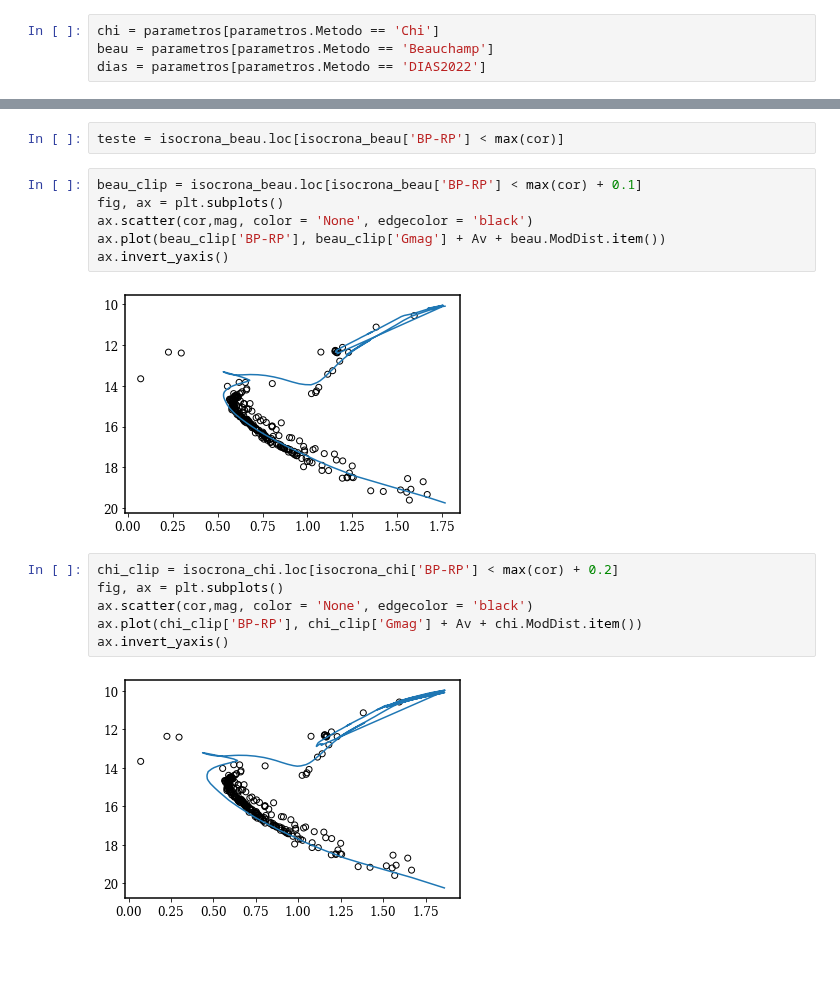
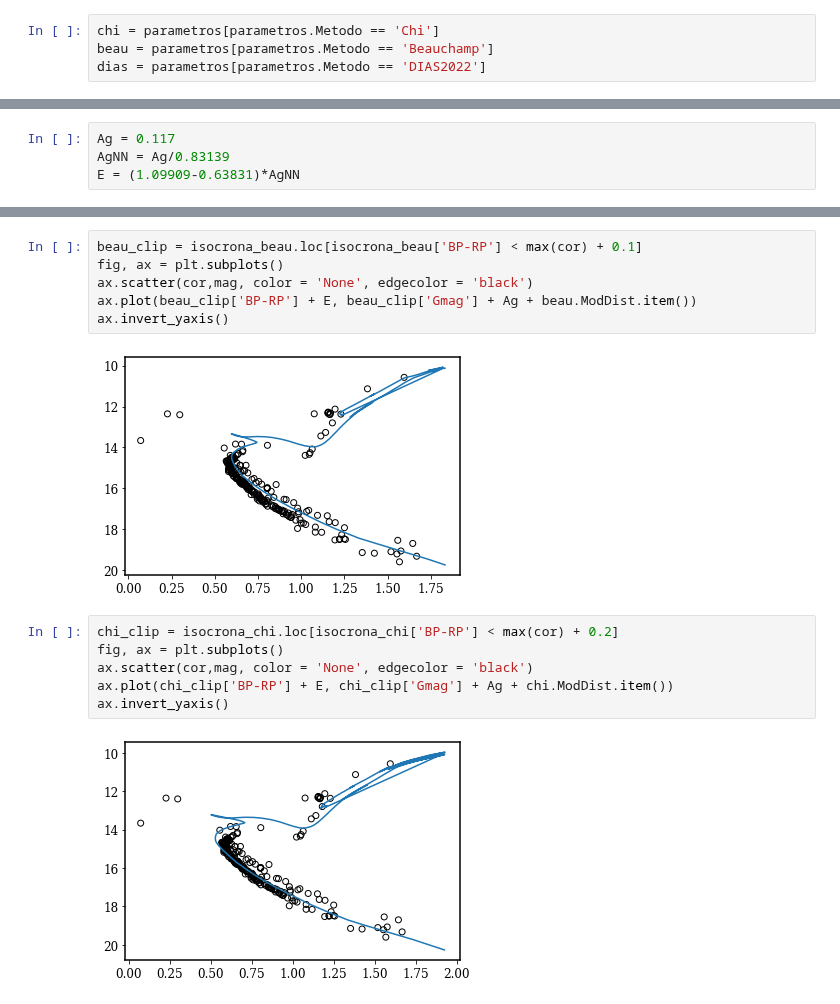
Before and after one commit to jppirest/mw_substructures, a Jupyter notebook: dados/GAIA/HDBSCAN/Clusters/NGC_2420/imagens.ipynb, the cells around one changed output, grey strips where cells are left out. Drawn from its saved outputs; the diff is of its cells as text; blank space fills up the shorter version.

```diff
--- a/dados/GAIA/HDBSCAN/Clusters/NGC_2420/imagens.ipynb
+++ b/dados/GAIA/HDBSCAN/Clusters/NGC_2420/imagens.ipynb
@@ -34,3 +40,7 @@ Av = 0.09727263
+# %%
+Ag = 0.117
+AgNN = Ag/0.83139
+E = (1.09909-0.63831)*AgNN
 # %%
 isocronas = pd.read_csv('../iso_gaia_clipped.csv')
 isocrona_chi = isocronas[isocronas['logAge']==chi.Age.item()]
@@ -52,18 +63,16 @@ ax.invert_yaxis()
-# %%
-teste = isocrona_beau.loc[isocrona_beau['BP-RP'] < max(cor)]
 # %%
 beau_clip = isocrona_beau.loc[isocrona_beau['BP-RP'] < max(cor) + 0.1]
 fig, ax = plt.subplots()
 ax.scatter(cor,mag, color = 'None', edgecolor = 'black')
-ax.plot(beau_clip['BP-RP'], beau_clip['Gmag'] + Av + beau.ModDist.item())
+ax.plot(beau_clip['BP-RP'] + E, beau_clip['Gmag'] + Ag + beau.ModDist.item())
 ax.invert_yaxis()
 # %% [output]
-[figure, old version]
+[figure, new version]
 # %%
 chi_clip = isocrona_chi.loc[isocrona_chi['BP-RP'] < max(cor) + 0.2]
 fig, ax = plt.subplots()
 ax.scatter(cor,mag, color = 'None', edgecolor = 'black')
-ax.plot(chi_clip['BP-RP'], chi_clip['Gmag'] + Av + chi.ModDist.item())
+ax.plot(chi_clip['BP-RP'] + E, chi_clip['Gmag'] + Ag + chi.ModDist.item())
 ax.invert_yaxis()
 # %% [output]
-[figure, old version]
+[figure, new version]
```
Also changed, not shown: parts of 8 cells of this notebook, 17 other files.
